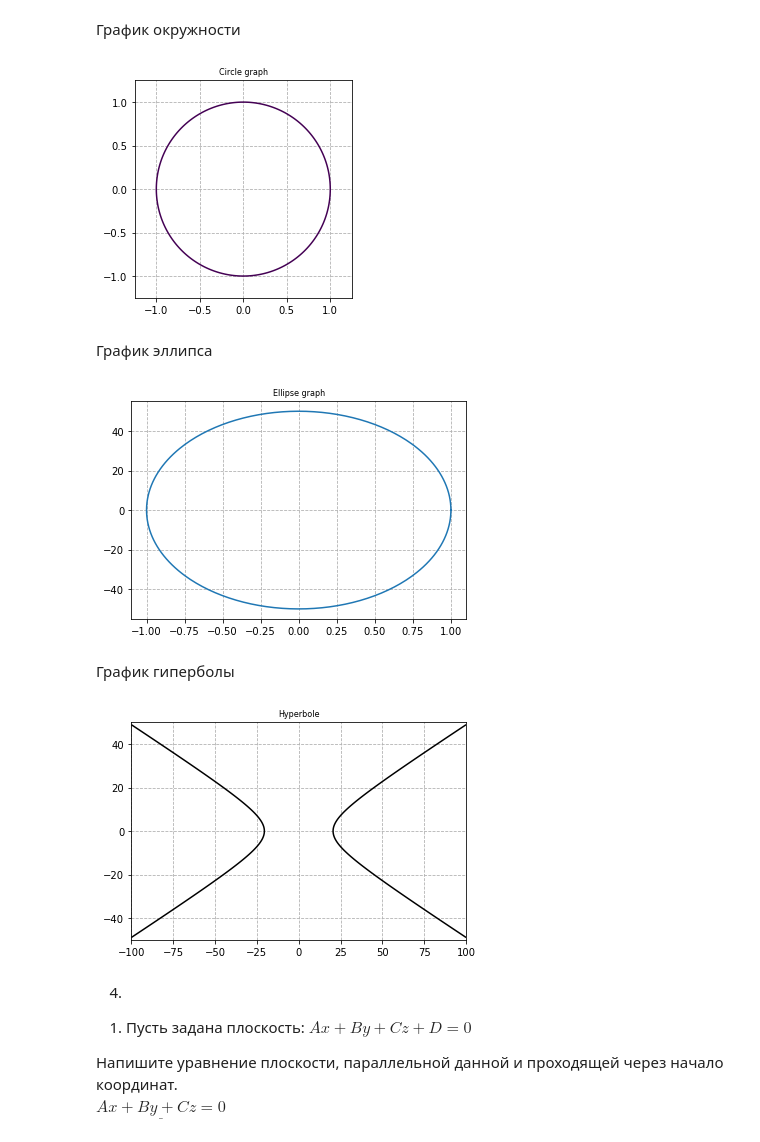
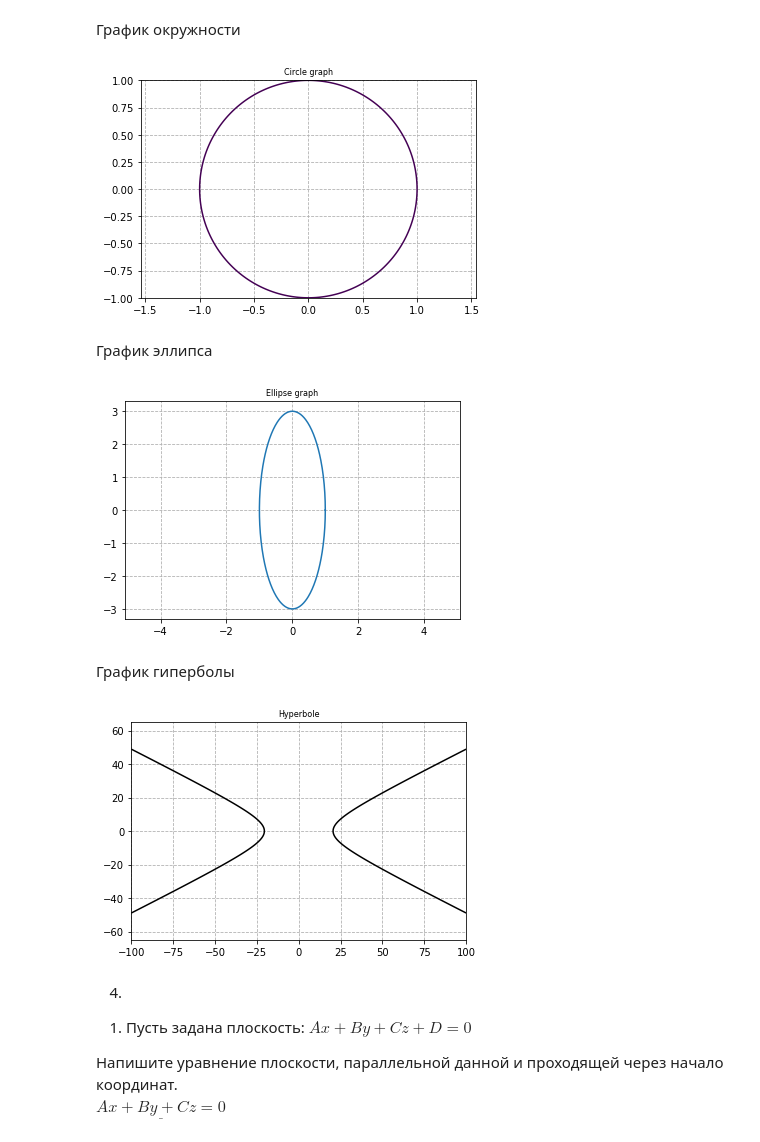
Before and after one commit to Krivosheenkova/higher-mathematics-intro, a Jupyter notebook: 3_analytic_geometry/3.ipynb, the cells around one changed output. Saved outputs shown, nothing was run; the diff lists cells and outputs as text; code cells hidden in the pictures.

```diff
--- a/3_analytic_geometry/3.ipynb
+++ b/3_analytic_geometry/3.ipynb
@@ -42,26 +43,26 @@ plt.show()
 # %%
 x = np.linspace(-1.0, 1.0, 100)
 y = np.linspace(-1.0, 1.0, 100)
 
 X, Y = np.meshgrid(x,y)
 
 F = X**2 + Y**2 - 1.0
 
 fig, ax = plt.subplots()
 
 ax.contour(X,Y,F,[0])
 
 ax.set_aspect(1)
 
 plt.title('Circle graph', fontsize=8)
 
 plt.xlim(-1.25,1.25)
 plt.ylim(-1.25,1.25)
-
+plt.axis('equal')
 plt.grid(linestyle='--')
 plt.show()
 # %% [output]
-[figure, old version]
+[figure, new version]
 # %% [markdown]
 График эллипса
 # %%
@@ -69,15 +70,15 @@ angles = np.linspace(0,360,360)
 
 x =1*np.cos(np.radians(angles))
 
-y = 50*np.sin(np.radians(angles))
+y = 3*np.sin(np.radians(angles))
 
 plt.plot(x,y)
 plt.grid(linestyle='--')
 plt.title('Ellipse graph', fontsize=8)
-
+plt.axis('equal')
 plt.show()
 # %% [output]
-[figure, old version]
+[figure, new version]
 # %% [markdown]
 График гиперболы
 # %%
@@ -88,9 +89,10 @@ plt.contour(x, y,((x)**2 - (y*2)**2)-420, [1], colors='k')
 
 plt.grid(linestyle='--')
 plt.title('Hyperbole', fontsize=8)
+plt.axis('equal')
 plt.show()
 # %% [output]
-[figure, old version]
+[figure, new version]
 # %% [markdown]
 4.
 1) Пусть задана плоскость: $Ax + By + Cz + D = 0$
```
Also changed, not shown: parts of 15 cells of this notebook, 1 other file.
